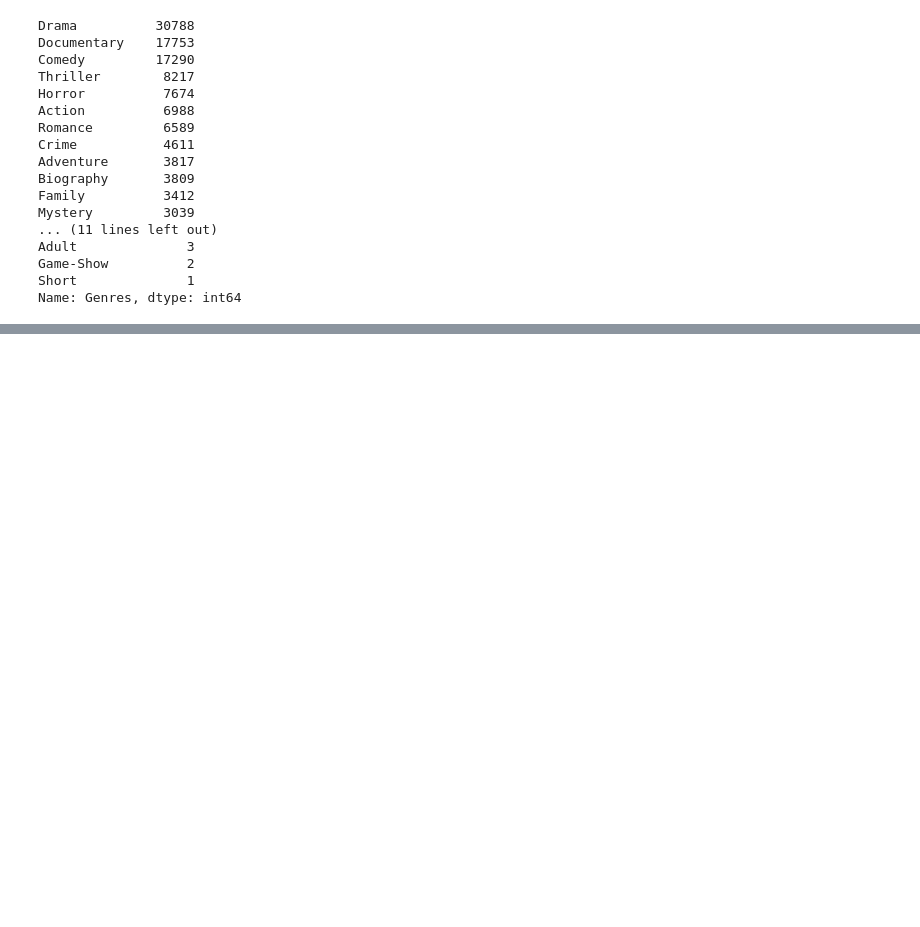
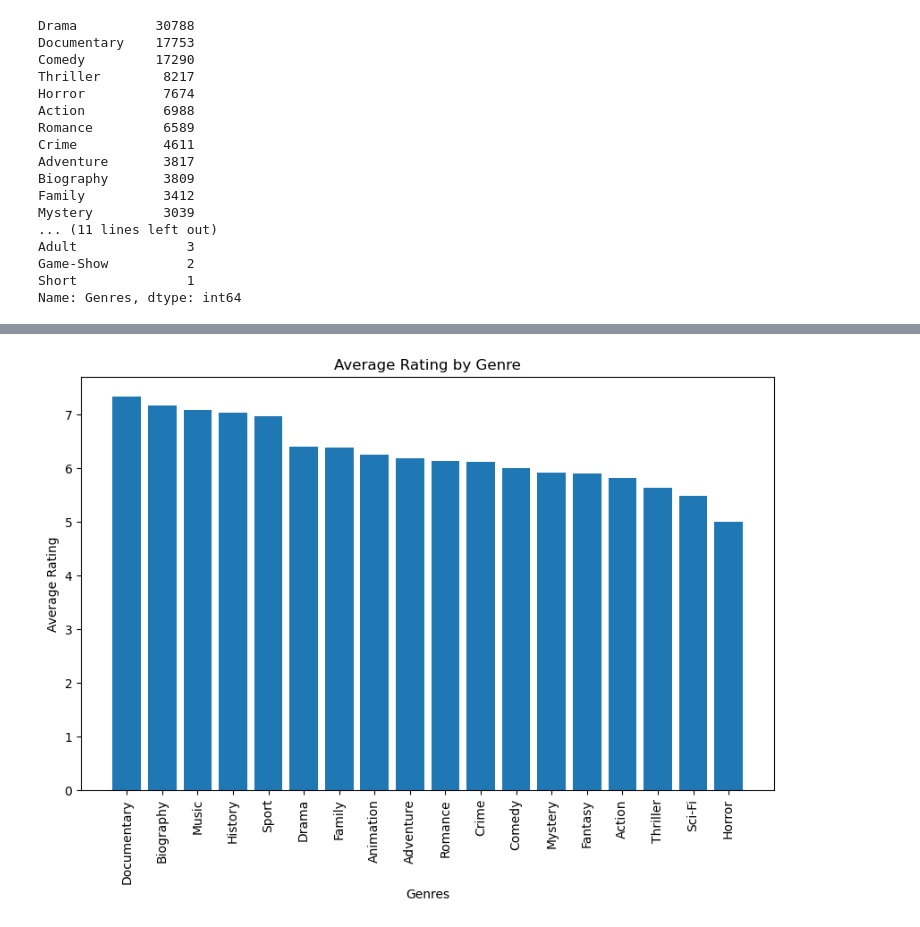
Before and after one commit to AdnanK1/phase-1, a Jupyter notebook: index.ipynb, the cells around one changed output, grey strips where cells are left out. Drawn from its saved outputs; the diff is of its cells as text; code cells hidden in the pictures; blank space fills up the shorter version.

```diff
--- a/index.ipynb
+++ b/index.ipynb
@@ -211,0 +216,6 @@ Name: Genres, dtype: int64
+# %%
+irrelevant_fields = [
+    "Short", "Game-Show", "Adult", "Reality-TV", "Western", "News", "Musical", "War"
+]
+df = df.drop(df[df['Genres'].isin(irrelevant_fields)].index)
+df['Genres'].value_counts()
@@ -211,0 +246,14 @@ Name: Genres, dtype: int64
+# %%
+# Group the data by genre and calculate the average rating for each genre
+genre_ratings = df.groupby('Genres')['averagerating'].mean().sort_values(ascending=False)
+
+# Create the bar plot
+plt.figure(figsize=(10, 6))
+plt.bar(genre_ratings.index, genre_ratings.values)
+plt.xlabel('Genres')
+plt.ylabel('Average Rating')
+plt.title('Average Rating by Genre')
+plt.xticks(rotation=90)
+plt.show()
+# %% [output]
+[figure, added]
```
Also changed, not shown: parts of 6 cells of this notebook.
